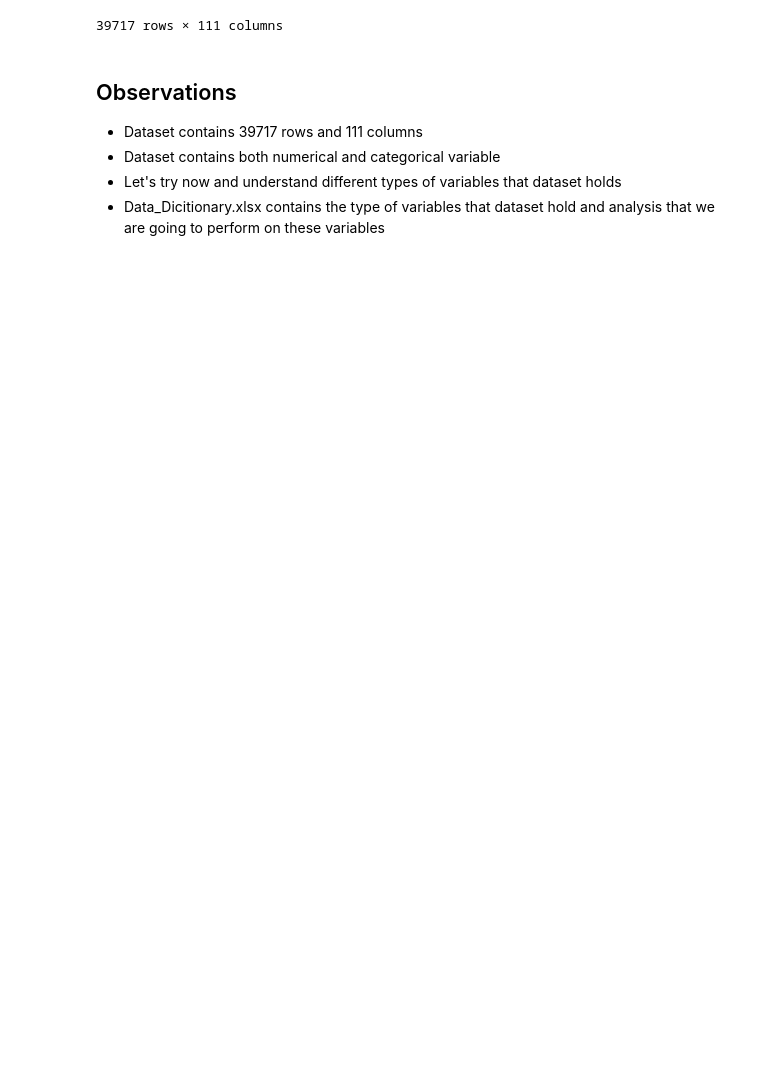
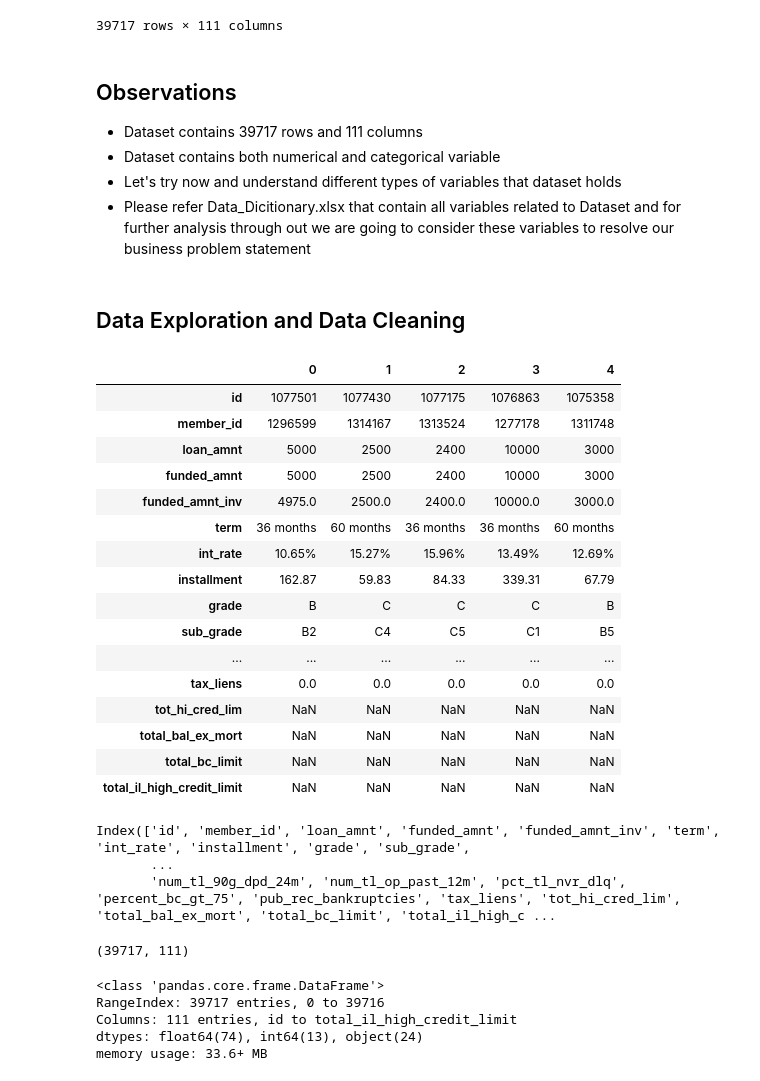
Before and after one commit to snehaljadhav2283/Loan_CaseStudy_EDA, a Jupyter notebook: Loan_Analysis.ipynb, the cells around one changed output. Saved outputs shown, nothing was run; the diff lists cells and outputs as text; code cells hidden in the pictures; blank space fills up the shorter version.

Commit message:
Data Cleansing - part 1 completed

```diff
--- a/Loan_Analysis.ipynb
+++ b/Loan_Analysis.ipynb
@@ -56,4 +56,33 @@ loan_df
    * Dataset contains 39717 rows and 111 columns
    * Dataset contains both numerical and categorical variable
    * Let's try now and understand different types of variables that dataset holds
-   * Data_Dicitionary.xlsx contains the type of variables that dataset hold and analysis that we are going to perform on these variables
+   * Please refer Data_Dicitionary.xlsx that contain all variables related to Dataset and for further analysis through out we are going to consider these variables to resolve our business problem statement
+# %% [markdown]
+## Data Exploration and Data Cleaning
+# %%
+loan_df.head().T
+# %% [output]
+|  | 0 | 1 | 2 | 3 | 4 |
+| id | 1077501 | 1077430 | 1077175 | 1076863 | 1075358 |
+| member_id | 1296599 | 1314167 | 1313524 | 1277178 | 1311748 |
+| loan_amnt | 5000 | 2500 | 2400 | 10000 | 3000 |
+| funded_amnt | 5000 | 2500 | 2400 | 10000 | 3000 |
+| funded_amnt_inv | 4975.0 | 2500.0 | 2400.0 | 10000.0 | 3000.0 |
+| term | 36 months | 60 months | 36 months | 36 months | 60 months |
+| int_rate | 10.65% | 15.27% | 15.96% | 13.49% | 12.69% |
+| installment | 162.87 | 59.83 | 84.33 | 339.31 | 67.79 |
+| grade | B | C | C | C | B |
+| sub_grade | B2 | C4 | C5 | C1 | B5 |
+| ... | ... | ... | ... | ... | ... |
+| tax_liens | 0.0 | 0.0 | 0.0 | 0.0 | 0.0 |
+| tot_hi_cred_lim | NaN | NaN | NaN | NaN | NaN |
+| total_bal_ex_mort | NaN | NaN | NaN | NaN | NaN |
+| total_bc_limit | NaN | NaN | NaN | NaN | NaN |
+| total_il_high_credit_limit | NaN | NaN | NaN | NaN | NaN |
+# %%
+# Let's check what are the variables here
+loan_df.columns
+# %% [output]
+Index(['id', 'member_id', 'loan_amnt', 'funded_amnt', 'funded_amnt_inv', 'term', 'int_rate', 'installment', 'grade', 'sub_grade',
+       ...
+       'num_tl_90g_dpd_24m', 'num_tl_op_past_12m', 'pct_tl_nvr_dlq', 'percent_bc_gt_75', 'pub_rec_bankruptcies', 'tax_liens', 'tot_hi_cred_lim', 'total_bal_ex_mort', 'total_bc_limit', 'total_il_high_c ...
@@ -59,0 +94,14 @@ loan_df
+# %%
+#checking shape of loan dataset
+loan_df.shape
+# %% [output]
+(39717, 111)
+# %%
+#basic information about loan dataset
+loan_df.info()
+# %% [output]
+<class 'pandas.core.frame.DataFrame'>
+RangeIndex: 39717 entries, 0 to 39716
+Columns: 111 entries, id to total_il_high_credit_limit
+dtypes: float64(74), int64(13), object(24)
+memory usage: 33.6+ MB
```
Also changed, not shown: parts of 27 cells of this notebook, 4 other files.
